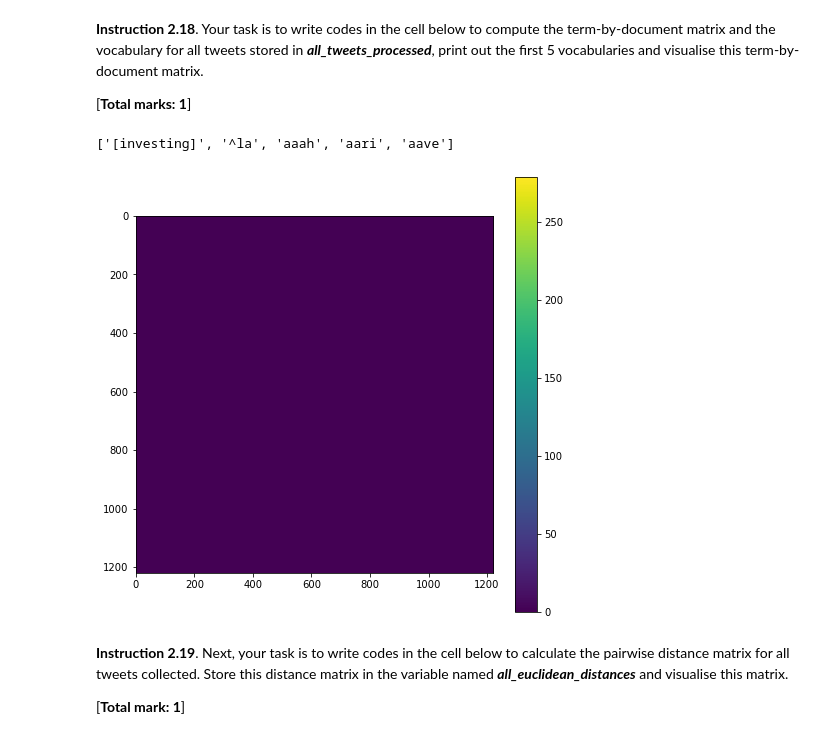
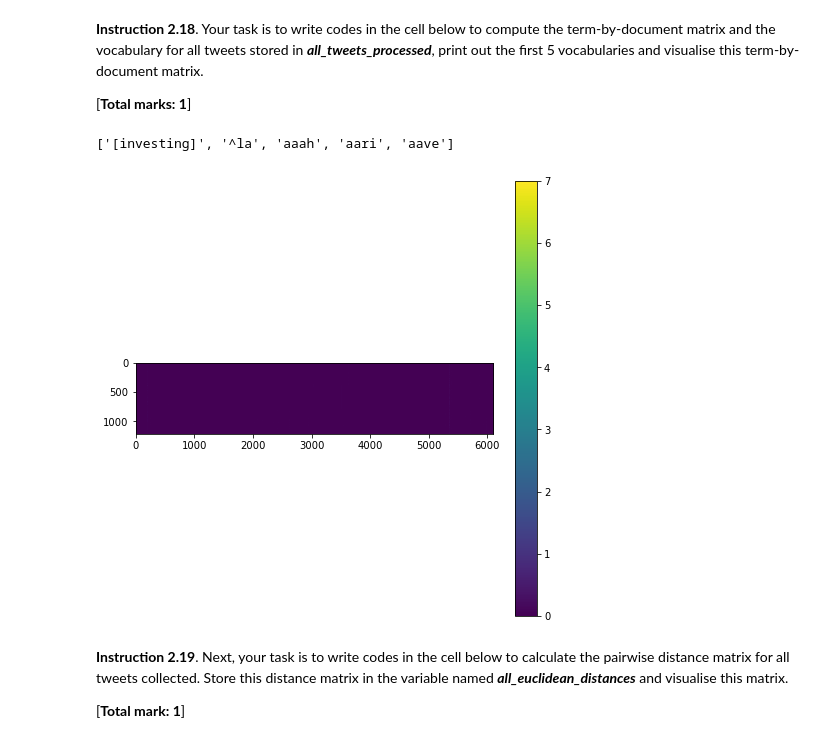
Before and after one commit to ibb2/Assingment2-SIT112, a Jupyter notebook: Assignment2_notebook.ipynb, the cells around one changed output. Saved outputs shown, nothing was run; the diff lists cells and outputs as text; code cells hidden in the pictures.

```diff
--- a/Assignment2_notebook.ipynb
+++ b/Assignment2_notebook.ipynb
@@ -1138,31 +1079,29 @@ all_tweets_processed = k1_tweets_processed + k2_tweets_processed + k3_tweets_pro
 # %%
 # YOU ARE REQUIRED TO INSERT YOUR CODE IN THIS CELL
 '''
 Write your codes to compute the term-by-document matrix and the vocabulary for all tweets stored
 in all_tweets_processed
 '''
 
 all_termdoc, all_vocab = construct_termdoc(all_tweets_processed)
 
 '''
 Write your code print out the first 5 vocabularies
 '''
 # INSERT YOUR CODE HERE
 print(all_vocab[:5])
 
 '''
 Write your code to visualise the term-by-document matrix
 '''
 # INSERT YOUR CODE HERE
 
-euclidean_distances = compute_euclidean_distance_matrix(all_termdoc)
-
 fig, ax = plt.subplots(figsize=(8,8))
-cax = ax.imshow(euclidean_distances)
+cax = ax.imshow(all_termdoc)
 cbar = fig.colorbar(cax)
 # %% [output]
 ['[investing]', '^la', 'aaah', 'aari', 'aave']
-[figure, old version]
+[figure, new version]
 # %% [markdown]
 **Instruction 2.19**. Next, your task is to write codes in the cell below to calculate the pairwise distance matrix for all tweets collected. Store this distance matrix in the variable named ***all_euclidean_distances*** and visualise this matrix.
 
```
Also changed, not shown: parts of 10 cells of this notebook.
